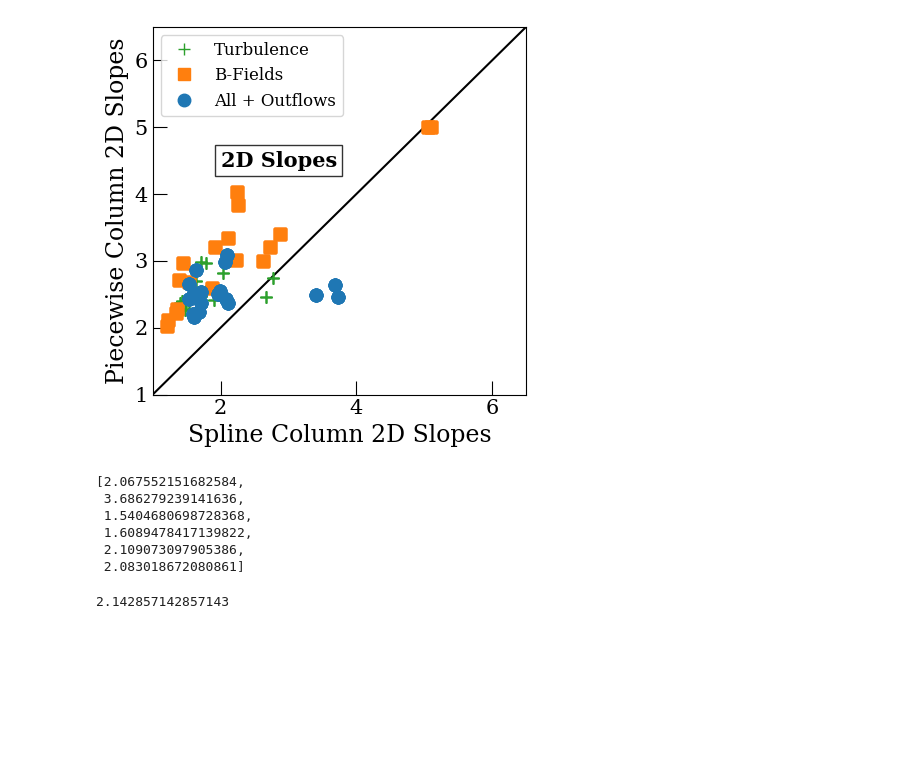
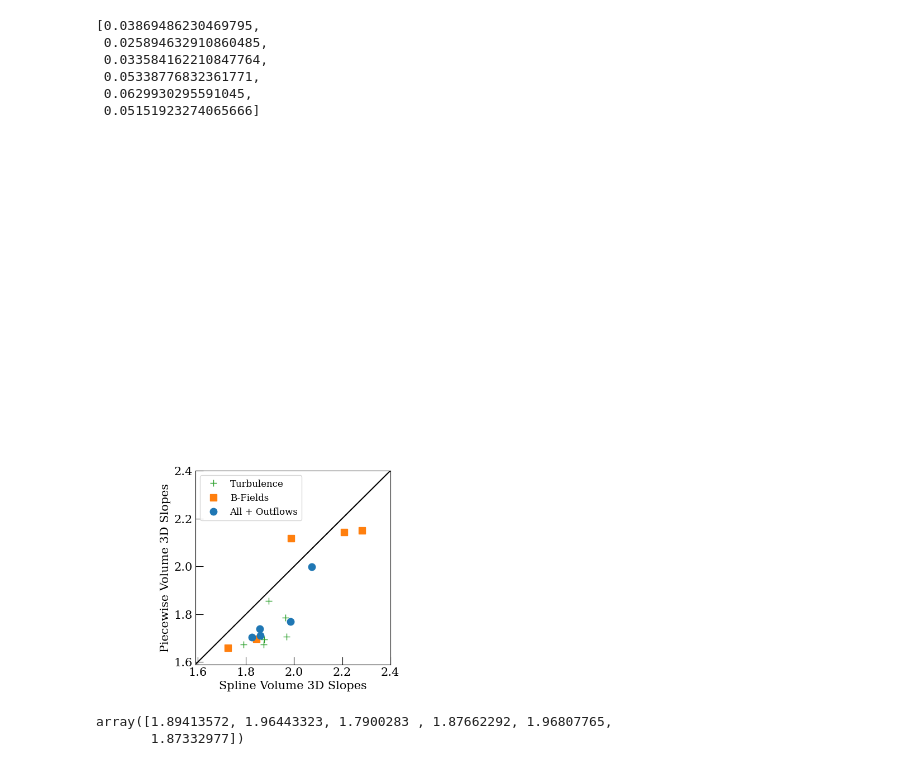
Before and after one commit to Kiihne/PDF-kiihne, a Jupyter notebook: 3D_slopes.ipynb, the cells around one changed output. Saved outputs shown, nothing was run; the diff lists cells and outputs as text; code cells hidden in the pictures; blank space fills up the shorter version.

```diff
--- a/3D_slopes.ipynb
+++ b/3D_slopes.ipynb
@@ -221,6 +207,7 @@ plt.tight_layout()
 
 fig, ax = plt.subplots(nrows=1,ncols=3,figsize=(15,5),sharex = 'all', sharey = 'row', gridspec_kw={'hspace': 0,'wspace':0})
 ax =ax.ravel()
+axis = ['x-axis','y-axis','z-axis']
 spline_comparison_g = []
 spline_comparison_gt = []
 spline_comparison_gtm = []
@@ -249,15 +236,18 @@ for a in range(3):
         string3 = string2.split(",")
         string3 = np.array(string3)
         slope_list = string3.astype('float')
-        spline_slope_x_g.append((-1)*slope_list[0+a])
-        spline_slope_x_gt.append((-1)*slope_list[3+a])
-        spline_slope_x_gtm.append((-1)*slope_list[6+a])
-        spline_slope_x_gtmp.append((-1)*slope_list[9+a])
-        spline_2D_slope_full_g.append(spline_slope_x_g)
+        spline_slope_x_gt.append((-1)*slope_list[0+a])
+        if ii == 1: #remove trouble case
+            spline_slope_x_gtm.append(100)
+        else:
+            spline_slope_x_gtm.append((-1)*slope_list[3+a])
+        if ii == 3: #remove trouble case
+            spline_slope_x_gtmp.append(100)
+        else:
+            spline_slope_x_gtmp.append((-1)*slope_list[6+a])
         spline_2D_slope_full_gt.append(spline_slope_x_gt)
         spline_2D_slope_full_gtm.append(spline_slope_x_gtm)
         spline_2D_slope_full_gtmp.append(spline_slope_x_gtmp)
-    grav_3D_col_spline = np.zeros(6)
     turbulence_3D_col_spline = np.zeros(6)
     mag_3D_col_spline = np.zeros(6)
     outflows_3D_col_spline = np.zeros(6)
@@ -265,22 +255,21 @@ for a in range(3):
     y=x
 
     for z in range(6):
-        grav_3D_col_spline[z] = 3/(2/spline_slope_x_g[z]+1)
         turbulence_3D_col_spline[z] = 3/(2/spline_slope_x_gt[z]+1)
         mag_3D_col_spline[z] = 3/(2/spline_slope_x_gtm[z]+1)
         outflows_3D_col_spline[z] = 3/(2/spline_slope_x_gtmp[z]+1)
-        spline_comparison_g.append(grav_3D_col_spline[z])
         spline_comparison_gt.append(turbulence_3D_col_spline[z])
         spline_comparison_gtm.append(mag_3D_col_spline[z])
         spline_comparison_gtmp.append(outflows_3D_col_spline[z])
     #plot comparisons of 2D and 3D
-    ax[a].errorbar(grav_3D_col_spline,grav_3D_vol,color = 'C3', yerr = grav_err_vol, fmt = '*', markersize = 9)
     ax[a].errorbar(turbulence_3D_col_spline,turbulence_3D_vol,color = 'C2',yerr = turbulence_err_vol, fmt = '+', markersize = 9)
     ax[a].errorbar(mag_3D_col_spline,mag_3D_vol,color = 'C1',yerr = mag_err_vol, fmt = 's', markersize = 9)
     ax[a].errorbar(outflows_3D_col_spline,outflows_3D_vol,color = 'C0',yerr = outflows_err_vol, fmt = 'o', markersize = 9)
+    ax[a].errorbar(mag_3D_col_spline[1],mag_3D_vol[1],color = 'black', fmt = '.', markersize = 9)
+
     #plot bells and whistles
     if a == 0:
-        ax[0].legend(['Gravity only', 'Turbulence', 'B field', 'Outflows'], loc = 'lower right',fontsize = 15)
+        ax[0].legend([ 'Turbulence', 'B field', 'Outflows'], loc = 'lower right',fontsize = 15)
     #plot x = y line
     ax[a].plot(x,y, color = 'black')
     #plt.title('3D slopes', size = 15)
@@ -288,7 +277,8 @@ for a in range(3):
     ax[0].set_ylabel('Volume Density Slopes ', size=17)
     ax[a].set_ylim(1,2.75)
     ax[a].set_xlim(1.0,2.75)
-    ax[0].annotate('Spline Slopes', (1.35,2.6), color = 'black', fontsize =15, weight = 'bold',horizontalalignment='left',verticalalignment='center', textcoords='data', bbox=dict(facecolor='white', alpha=0.8))
+    ax[a].annotate(axis[a], (2.2,2.6), color = 'black', fontsize =15, weight = 'bold',horizontalalignment='left',verticalalignment='center', textcoords='data', bbox=dict(facecolor='white', alpha=0.8))
+    ax[0].annotate('Spline Slopes', (1.15,2.6), color = 'black', fontsize =15, weight = 'bold',horizontalalignment='left',verticalalignment='center', textcoords='data', bbox=dict(facecolor='white', alpha=0.8))
     ax[a].set_xticks((1.4,1.6,1.8,2.0,2.2,2.4))
     ax[a].tick_params(direction='in', which = 'major', size =10,labelsize = 14)
     ax[a].tick_params(direction='in', which = 'minor', size =4)
@@ -569,37 +604,39 @@ plt.savefig('plots/3D_slope_spline_pdFit.pdf', bbox_inches='tight', format = 'pd
+# %%
+piece_2D_slope_full_gt_err[17]
+# %% [output]
+[0.03869486230469795,
+ 0.025894632910860485,
+ 0.033584162210847764,
+ 0.05338776832361771,
+ 0.0629930295591045,
+ 0.05151923274065666]
 # %%
 #2D graph of piecewise and spline slopes
 #plot bells and whistles
 plt.figure(figsize = (4.5,4.5))
 #plot x = y line
 x=.1*np.linspace(0,90)
 y=x
 plt.plot(x,y, color = 'black')
-plt.errorbar(spline_2D_slope_full_gt,piece_2D_slope_full_gt,color = 'C2', fmt = '+', markersize = 9, label = 'Turbulence')
-plt.errorbar(spline_2D_slope_full_gtm,piece_2D_slope_full_gtm,color = 'C1', fmt = 's', markersize = 9, label = 'B-Fields')
-plt.errorbar(spline_2D_slope_full_gtmp,piece_2D_slope_full_gtmp,color = 'C0',  fmt = 'o', markersize = 9, label = 'All + Outflows')
+plt.errorbar(turbulence_3D_vol,slope_volPDF_gt,color = 'C2', fmt = '+', markersize = 9, label = 'Turbulence')
+plt.errorbar(mag_3D_vol,slope_volPDF_gtm,color = 'C1', fmt = 's', markersize = 9, label = 'B-Fields')
+plt.errorbar(outflows_3D_vol,slope_volPDF_gtmp,color = 'C0',  fmt = 'o', markersize = 9, label = 'All + Outflows')
+plt.errorbar(mag_3D_vol[1],slope_volPDF_gtm[1],color = 'black', fmt = '.', markersize = 9)
 #bells n whistles
-plt.xlabel('Spline Column 2D Slopes', size=17)
-plt.ylabel('Piecewise Column 2D Slopes', size=17)
-plt.ylim(1,6.5)
-plt.xlim(1,6.5)
-plt.annotate('2D Slopes', (2.0,4.5), color = 'black', fontsize =15, weight = 'bold',horizontalalignment='left',verticalalignment='center', textcoords='data', bbox=dict(facecolor='white', alpha=0.8))
+plt.xlabel('Spline Volume 3D Slopes', size=15)
+plt.ylabel('Piecewise Volume 3D Slopes', size=15)
+plt.ylim(1.59,2.4)
+plt.xlim(1.59,2.4)
+plt.annotate('3D Slopes', (1.2,3.75), color = 'black', fontsize =15, weight = 'bold',horizontalalignment='left',verticalalignment='center', textcoords='data', bbox=dict(facecolor='white', alpha=0.8))
 plt.tick_params(direction='in', which = 'major', size =10, labelsize = 15)
 plt.tick_params(direction='in', which = 'minor', size =4)
 plt.legend(loc = 'upper left',fontsize = 12)
 plt.tight_layout()
-plt.savefig('plots/2D_spline_v_piecewise.pdf', bbox_inches='tight', format = 'pdf')
+plt.savefig('plots/3D_spline_v_piecewise.pdf', bbox_inches='tight', format = 'pdf')
 # %% [output]
-[figure, old version]
+[figure, new version]
-# %%
-spline_2D_slope_full_gtmp[13]
-# %% [output]
-[2.067552151682584,
- 3.686279239141636,
- 1.5404680698728368,
- 1.6089478417139822,
- 2.109073097905386,
- 2.083018672080861]
-# %%
-piece_comparison_gtm[1]
-# %% [output]
-2.142857142857143
+# %%
+turbulence_3D_vol
+# %% [output]
+array([1.89413572, 1.96443323, 1.7900283 , 1.87662292, 1.96807765,
+       1.87332977])
```
Also changed, not shown: parts of 10 cells of this notebook, 1 other file.
